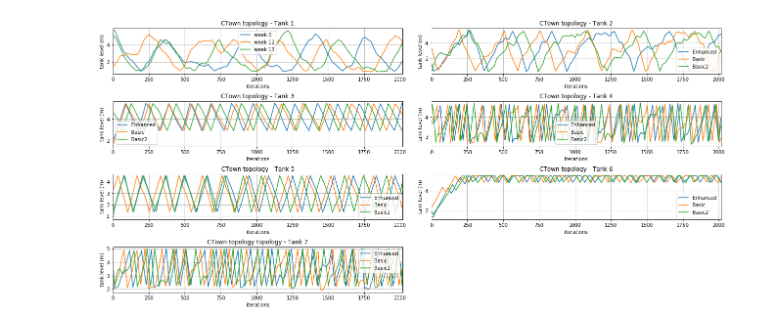
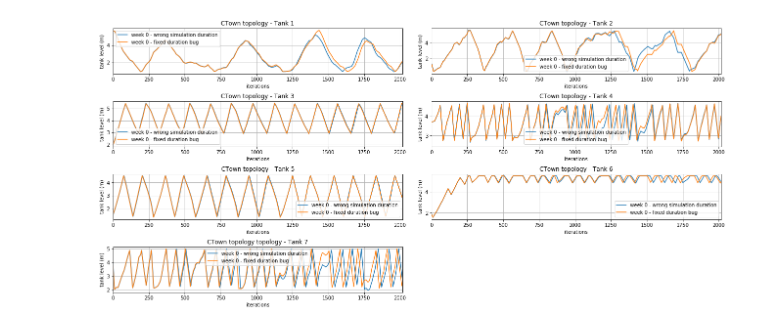
Before and after one commit to Critical-Infrastructure-Systems-Lab/DHALSIM, a Jupyter notebook: ICS_topologies/enhanced_ctown_topology/year_simulation/week_plot.ipynb, the cells around one changed output. Drawn from its saved outputs; the diff is of its cells as text; code cells hidden in the pictures.

```diff
--- a/ICS_topologies/enhanced_ctown_topology/year_simulation/week_plot.ipynb
+++ b/ICS_topologies/enhanced_ctown_topology/year_simulation/week_plot.ipynb
@@ -8,86 +8,88 @@ import time
 import pandas as pd
 # %%
 minicps_ctown = pd.read_csv('desktop_week_0_new_test/week_0/physical_process.csv')
-basic_ctown = pd.read_csv('week_12/physical_process.csv')
-basic_ctown_2 = pd.read_csv('week_13/physical_process.csv')
+ctown_fixed_duration = pd.read_csv('week_0/physical_process.csv')
+#basic_ctown_2 = pd.read_csv('week_13/physical_process.csv')
 subplot_hspace = 0.6
 subplot_wspace = 0.1
 
 dd = plt.subplot(4,2,1)
-minicps_ctown["T1_LEVEL"].plot(label='week 0', ax=dd)
-basic_ctown["T1_LEVEL"].plot(label='week 12', ax=dd)
-basic_ctown_2["T1_LEVEL"].plot(label='week 13', ax=dd)
+minicps_ctown["T1_LEVEL"].plot(label='week 0 - wrong simulation duration', ax=dd)
+ctown_fixed_duration["T1_LEVEL"].plot(label='week 0 - fixed duration bug', ax=dd)
+#basic_ctown_2["T1_LEVEL"].plot(label='week 13', ax=dd)
 plt.title("CTown topology - Tank 1")
 plt.xlabel('iterations')
+plt.xlim(left=0, right=2016)
 plt.ylabel('tank level (m)')
 plt.legend()
 plt.subplots_adjust(top=2.00, right=3.00, hspace = subplot_hspace, wspace=subplot_wspace)
 plt.grid(True)
 
 dd = plt.subplot(4,2,2)
-minicps_ctown["T2_LEVEL"].plot(label='Enhanced', ax=dd)
-basic_ctown["T2_LEVEL"].plot(label='Basic', ax=dd)
-basic_ctown_2["T2_LEVEL"].plot(label='Basic2', ax=dd)
+minicps_ctown["T2_LEVEL"].plot(label='week 0 - wrong simulation duration', ax=dd)
+ctown_fixed_duration["T2_LEVEL"].plot(label='week 0 - fixed duration bug', ax=dd)
+#basic_ctown_2["T2_LEVEL"].plot(label='Basic2', ax=dd)
 plt.title("CTown topology - Tank 2")
 plt.xlabel('iterations')
+plt.xlim(left=0, right=2016)
 plt.ylabel('tank level (m)')
 plt.legend()
 plt.subplots_adjust(top=2.00, right=3.00, hspace = subplot_hspace, wspace=subplot_wspace)
 plt.grid(True)
 
 dd = plt.subplot(4,2,3)
-minicps_ctown["T3_LEVEL"].plot(label='Enhanced', ax=dd)
-basic_ctown["T3_LEVEL"].plot(label='Basic', ax=dd)
-basic_ctown_2["T3_LEVEL"].plot(label='Basic2', ax=dd)
+minicps_ctown["T3_LEVEL"].plot(label='week 0 - wrong simulation duration', ax=dd)
+ctown_fixed_duration["T3_LEVEL"].plot(label='week 0 - fixed duration bug', ax=dd)
 plt.title("CTown topology - Tank 3")
 plt.xlabel('iterations')
+plt.xlim(left=0, right=2016)
 plt.ylabel('tank level (m)')
 plt.legend()
 plt.subplots_adjust(top=2.00, right=3.00, hspace = subplot_hspace, wspace=subplot_wspace)
 plt.grid(True)
 
 dd = plt.subplot(4,2,4)
-minicps_ctown["T4_LEVEL"].plot(label='Enhanced', ax=dd)
-basic_ctown["T4_LEVEL"].plot(label='Basic', ax=dd)
-basic_ctown_2["T4_LEVEL"].plot(label='Basic2', ax=dd)
+minicps_ctown["T4_LEVEL"].plot(label='week 0 - wrong simulation duration', ax=dd)
+ctown_fixed_duration["T4_LEVEL"].plot(label='week 0 - fixed duration bug', ax=dd)
 plt.title("CTown topology - Tank 4")
 plt.xlabel('iterations')
+plt.xlim(left=0, right=2016)
 plt.ylabel('tank level (m)')
 plt.legend()
 plt.subplots_adjust(top=2.00, right=3.00, hspace = subplot_hspace, wspace=subplot_wspace)
 plt.grid(True)
 
 dd = plt.subplot(4,2,5)
-minicps_ctown["T5_LEVEL"].plot(label='Enhanced', ax=dd)
-basic_ctown["T5_LEVEL"].plot(label='Basic', ax=dd)
-basic_ctown_2["T5_LEVEL"].plot(label='Basic2', ax=dd)
+minicps_ctown["T5_LEVEL"].plot(label='week 0 - wrong simulation duration', ax=dd)
+ctown_fixed_duration["T5_LEVEL"].plot(label='week 0 - fixed duration bug', ax=dd)
 plt.title("CTown topology - Tank 5")
 plt.xlabel('iterations')
+plt.xlim(left=0, right=2016)
 plt.ylabel('tank level (m)')
 plt.legend()
 plt.subplots_adjust(top=2.00, right=3.00, hspace = subplot_hspace, wspace=subplot_wspace)
 plt.grid(True)
 
 dd = plt.subplot(4,2,6)
-minicps_ctown["T6_LEVEL"].plot(label='Enhanced', ax=dd)
-basic_ctown["T6_LEVEL"].plot(label='Basic', ax=dd)
-basic_ctown_2["T6_LEVEL"].plot(label='Basic2', ax=dd)
+minicps_ctown["T6_LEVEL"].plot(label='week 0 - wrong simulation duration', ax=dd)
+ctown_fixed_duration["T6_LEVEL"].plot(label='week 0 - fixed duration bug', ax=dd)
 plt.title("CTown topology - Tank 6")
 plt.xlabel('iterations')
+plt.xlim(left=0, right=2016)
 plt.ylabel('tank level (m)')
 plt.legend()
 plt.subplots_adjust(top=2.00, right=3.00, hspace = subplot_hspace, wspace=subplot_wspace)
 plt.grid(True)
 
 dd = plt.subplot(4,2,7)
-minicps_ctown["T7_LEVEL"].plot(label='Enhanced', ax=dd)
-basic_ctown["T7_LEVEL"].plot(label='Basic', ax=dd)
-basic_ctown_2["T7_LEVEL"].plot(label='Basic2', ax=dd)
+minicps_ctown["T7_LEVEL"].plot(label='week 0 - wrong simulation duration', ax=dd)
+ctown_fixed_duration["T7_LEVEL"].plot(label='week 0 - fixed duration bug', ax=dd)
 plt.title("CTown topology topology - Tank 7")
 plt.xlabel('iterations')
+plt.xlim(left=0, right=2016)
 plt.ylabel('tank level (m)')
 plt.legend()
 plt.subplots_adjust(top=2.00, right=3.00, hspace = subplot_hspace, wspace=subplot_wspace)
 plt.grid(True)
 # %% [output]
-[figure, old version]
+[figure, new version]
```
Also changed, not shown: parts of 1 cell of this notebook, 58 other files.
